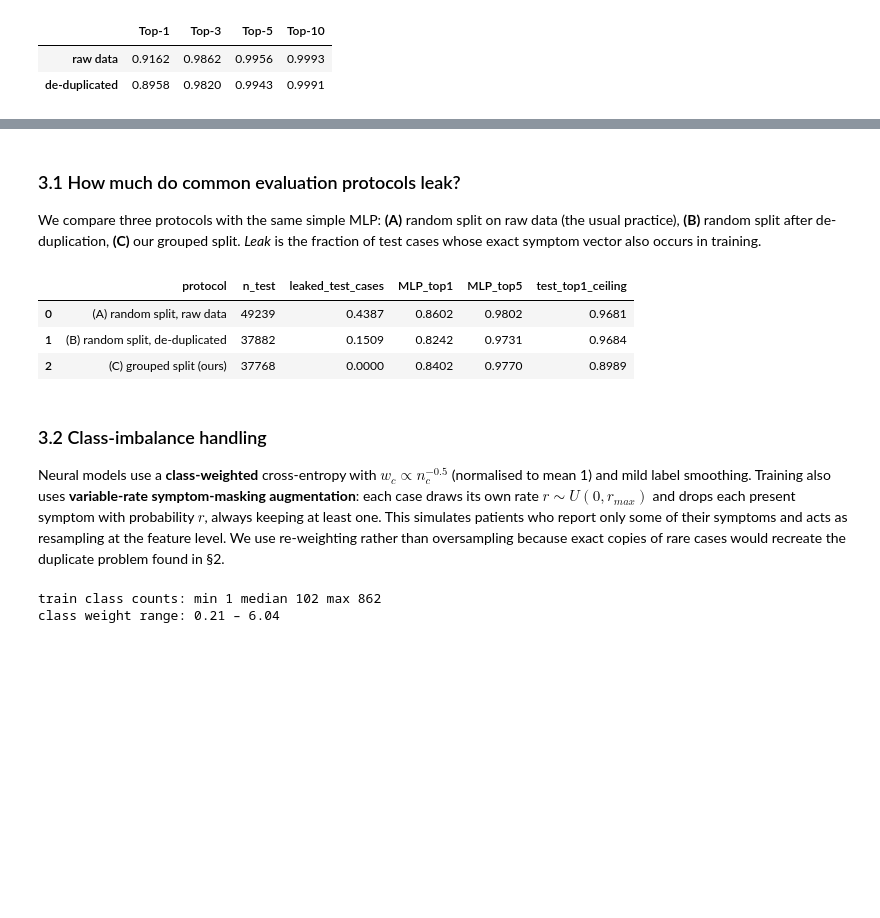
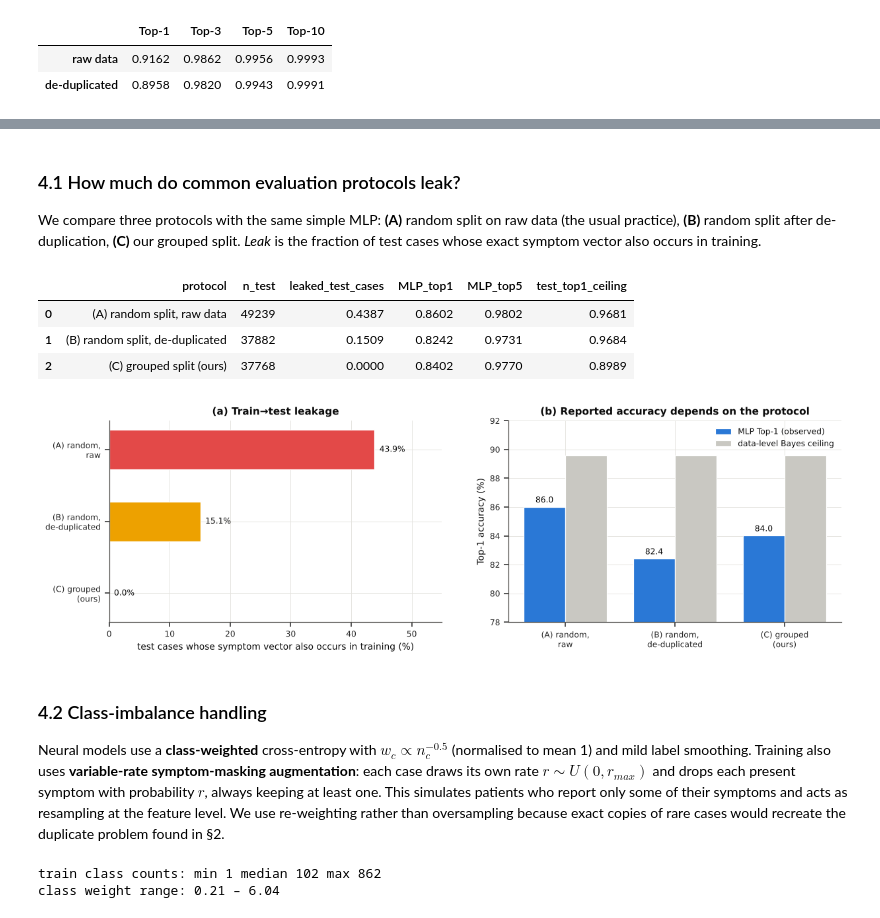
Before and after one commit to isratjahan829/CSE366-4--2021-2-60-115, a Jupyter notebook: HyperDiag-Thesis/HyperDiag_PreDefence.ipynb, the cells around one changed output, grey strips where cells are left out. Saved outputs shown, nothing was run; the diff lists cells and outputs as text; code cells hidden in the pictures; blank space fills up the shorter version.

```diff
--- a/HyperDiag-Thesis/HyperDiag_PreDefence.ipynb
+++ b/HyperDiag-Thesis/HyperDiag_PreDefence.ipynb
@@ -238,7 +340,7 @@ split in 15.6s -> train 132,694 | val 18,947 | test 37,768
 symptom vectors shared by train and test: 0
 diseases absent from train: 0 | diseases present in test: 642
 # %% [markdown]
-### 3.1 How much do common evaluation protocols leak?
+### 4.1 How much do common evaluation protocols leak?
 We compare three protocols with the same simple MLP:
 **(A)** random split on raw data (the usual practice), **(B)** random split after de-duplication, **(C)** our grouped split.
 *Leak* is the fraction of test cases whose exact symptom vector also occurs in training.
@@ -255,36 +357,50 @@ def mlp_quick(Xtr, ytr, Xte, yte, ncls, epochs=8, seed=0):
             F.cross_entropy(m(Xt[b].to(DEV)), yt[b].to(DEV)).backward(); opt.step()
     m.eval()
     with torch.no_grad():
         lo = torch.cat([m(torch.tensor(Xte[i:i + 4096]).to(DEV)).cpu() for i in range(0, len(Xte), 4096)])
     rank = (lo > lo.gather(1, torch.tensor(yte)[:, None])).sum(1) + 1
     return (rank == 1).float().mean().item(), (rank <= 5).float().mean().item()
 
 leak_rows = []
 # (A) raw, random split
 ra = raw[raw[LABEL].isin(keep_dis)].reset_index(drop=True)
 XA = ra.drop(columns=LABEL).values[:, used].astype(np.float32); yA = ra[LABEL].map(cls2id).values
 gA = pd.util.hash_pandas_object(pd.DataFrame(XA), index=False).values
 a_tr, a_te = train_test_split(np.arange(len(yA)), test_size=0.2, random_state=42, stratify=yA)
 # (B) de-duplicated, random split
 b_tr, b_te = train_test_split(np.arange(len(y)), test_size=0.2, random_state=42, stratify=y)
 for name, (Xp, yp, gp, itr, ite) in {
         "(A) random split, raw data": (XA, yA, gA, a_tr, a_te),
         "(B) random split, de-duplicated": (X, y, groups, b_tr, b_te),
         "(C) grouped split (ours)": (X, y, groups, np.concatenate([tr_idx, va_idx]), te_idx)}.items():
     trset = set(gp[itr]); leak = np.mean([k in trset for k in gp[ite]])
     t1, t5 = mlp_quick(Xp[itr], yp[itr], Xp[ite], yp[ite], C)
     ce = bayes_ceiling(gp[ite], yp[ite], ks=(1,))["Top-1"]
     leak_rows.append(dict(protocol=name, n_test=len(ite), leaked_test_cases=round(leak, 4),
                           MLP_top1=round(t1, 4), MLP_top5=round(t5, 4), test_top1_ceiling=round(ce, 4)))
 leak_df = pd.DataFrame(leak_rows); leak_df.to_csv(os.path.join(RES, "leakage_protocols.csv"), index=False)
-leak_df
+show(leak_df)
+
+fig, ax = plt.subplots(1, 2, figsize=(13, 3.6))
+labs_p = ["(A) random,\nraw", "(B) random,\nde-duplicated", "(C) grouped\n(ours)"]
+ax[0].barh(labs_p, leak_df.leaked_test_cases * 100, color=["#e34948", "#eda100", "#1baf7a"], height=0.55)
+for j, v in enumerate(leak_df.leaked_test_cases * 100): ax[0].text(v + 0.8, j, f"{v:.1f}%", va="center", fontsize=8)
+ax[0].invert_yaxis(); ax[0].set(xlabel="test cases whose symptom vector also occurs in training (%)", title="(a) Train→test leakage", xlim=(0, 55))
+xx = np.arange(3); w = 0.38
+ax[1].bar(xx - w / 2, leak_df.MLP_top1 * 100, w, color="#2a78d6", label="MLP Top-1 (observed)")
+ax[1].bar(xx + w / 2, [ceil_dedup["Top-1"] * 100] * 3, w, color="#c9c8c2", label="data-level Bayes ceiling")
+for j, v in enumerate(leak_df.MLP_top1 * 100): ax[1].text(j - w / 2, v + 0.3, f"{v:.1f}", ha="center", fontsize=8)
+ax[1].set_xticks(xx); ax[1].set_xticklabels(labs_p); ax[1].set(ylim=(78, 92), ylabel="Top-1 accuracy (%)", title="(b) Reported accuracy depends on the protocol")
+ax[1].legend(loc="upper right")
+savefig("fig02_leakage_protocols.png")
 # %% [output]
 |  | protocol | n_test | leaked_test_cases | MLP_top1 | MLP_top5 | test_top1_ceiling |
 | 0 | (A) random split, raw data | 49239 | 0.4387 | 0.8602 | 0.9802 | 0.9681 |
 | 1 | (B) random split, de-duplicated | 37882 | 0.1509 | 0.8242 | 0.9731 | 0.9684 |
 | 2 | (C) grouped split (ours) | 37768 | 0.0000 | 0.8402 | 0.9770 | 0.8989 |
+[figure, added]
 # %% [markdown]
-### 3.2 Class-imbalance handling
+### 4.2 Class-imbalance handling
 Neural models use a **class-weighted** cross-entropy with $w_c \propto n_c^{-0.5}$ (normalised to mean 1) and mild label smoothing.
 Training also uses **variable-rate symptom-masking augmentation**: each case draws its own rate $r\sim U(0, r_{max})$ and drops each present symptom with probability $r$, always keeping at least one.
 This simulates patients who report only some of their symptoms and acts as resampling at the feature level.
```
Also changed, not shown: parts of 104 cells of this notebook, 53 other files.
